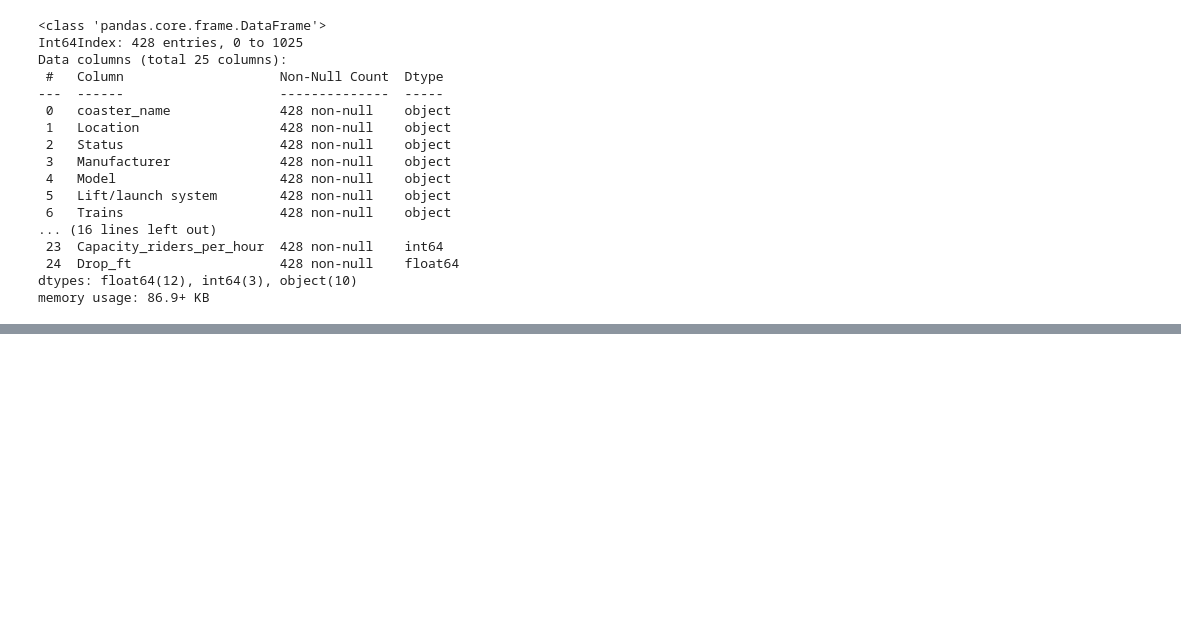
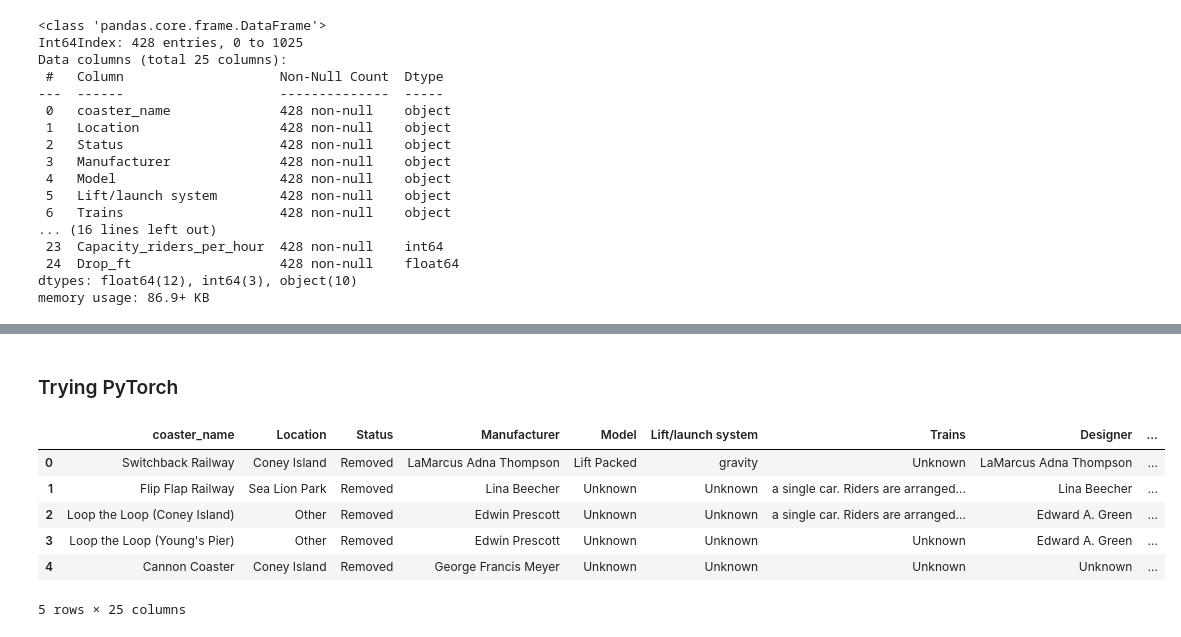
Before and after one commit to damienmha/coaster-classification, a Jupyter notebook: coaster_neural_net2.ipynb, the cells around one changed output, grey strips where cells are left out. Cells and saved outputs as stored; diff of their text form; code cells hidden in the pictures; blank space fills up the shorter version.

```diff
--- a/coaster_neural_net2.ipynb
+++ b/coaster_neural_net2.ipynb
@@ -428,0 +451,20 @@ plt.show()
+# %% [markdown]
+### Trying PyTorch
+# %%
+import torch
+import torch.nn as nn
+import torch.nn.functional as F
+import torch.optim as optim
+from torch.utils.data import TensorDataset, DataLoader
+
+df = pd.read_csv('coaster_db_clean.csv')
+df = df.drop(df.columns[0], axis=1)
+df.head()
+# %% [output]
+|  | coaster_name | Location | Status | Manufacturer | Model | Lift/launch system | Trains | Designer | ... |
+| 0 | Switchback Railway | Coney Island | Removed | LaMarcus Adna Thompson | Lift Packed | gravity | Unknown | LaMarcus Adna Thompson | ... |
+| 1 | Flip Flap Railway | Sea Lion Park | Removed | Lina Beecher | Unknown | Unknown | a single car. Riders are arranged... | Lina Beecher | ... |
+| 2 | Loop the Loop (Coney Island) | Other | Removed | Edwin Prescott | Unknown | Unknown | a single car. Riders are arranged... | Edward A. Green | ... |
+| 3 | Loop the Loop (Young's Pier) | Other | Removed | Edwin Prescott | Unknown | Unknown | Unknown | Edward A. Green | ... |
+| 4 | Cannon Coaster | Coney Island | Removed | George Francis Meyer | Unknown | Unknown | Unknown | Unknown | ... |
+5 rows × 25 columns
```
Also changed, not shown: parts of 19 cells of this notebook.
